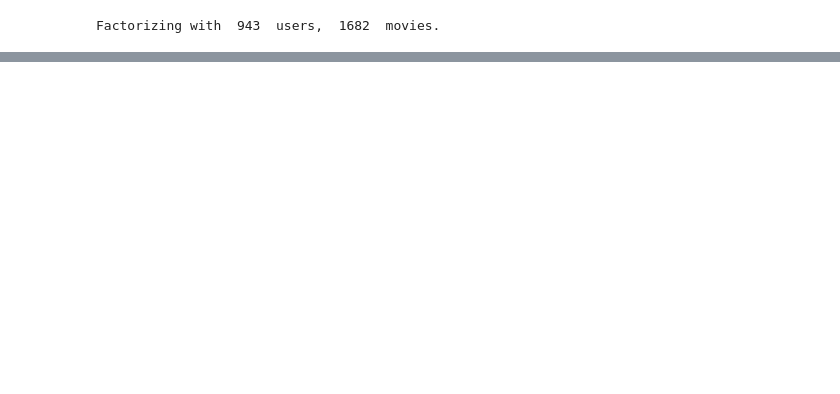
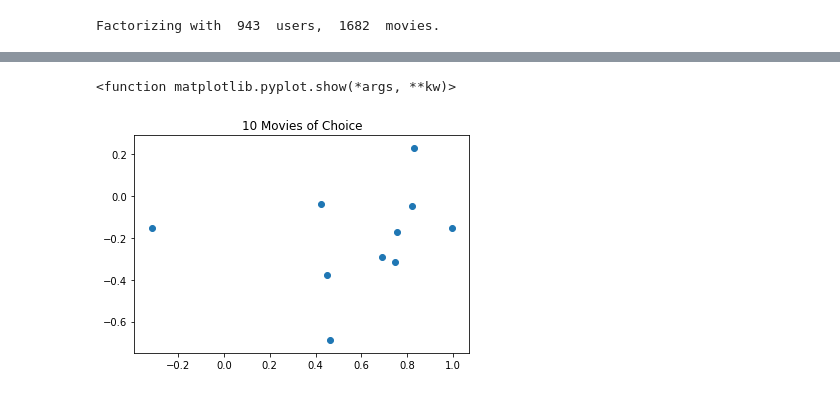
Before and after one commit to jwcomo66/miniproject2, a Jupyter notebook: MP2-bias.ipynb, the cells around one changed output, grey strips where cells are left out. Cells and saved outputs as stored; diff of their text form; code cells hidden in the pictures; blank space fills up the shorter version.

```diff
--- a/MP2-bias.ipynb
+++ b/MP2-bias.ipynb
@@ -163,0 +185,12 @@ print("Eout: ", Eout)
+# %%
+# 10 movies of your choice
+ten = np.zeros([2, 10])
+for i in range(2):
+    for j in range(10):
+        ten[i][j] = V_s[i][j]
+plt.scatter(ten[0], ten[1])
+plt.title("10 Movies of Choice")
+plt.show
+# %% [output]
+<function matplotlib.pyplot.show(*args, **kw)>
+[figure, added]
```
Also changed, not shown: parts of 14 cells of this notebook.
